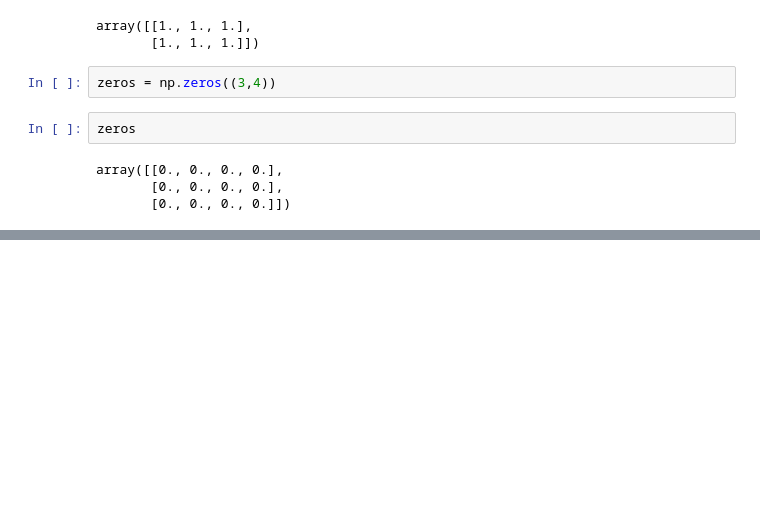
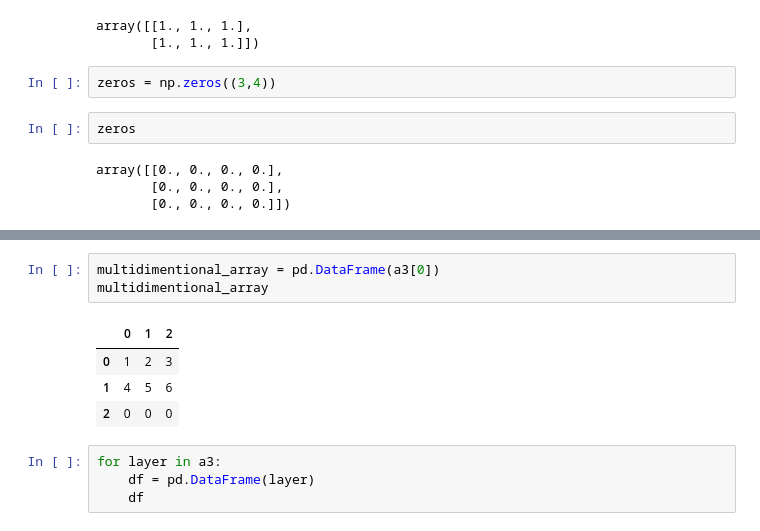
Before and after one commit to abasu1996/intelligentMe, a Jupyter notebook: deeplearning/brainnumpy.ipynb, the cells around one changed output, grey strips where cells are left out. Drawn from its saved outputs; the diff is of its cells as text; blank space fills up the shorter version.

```diff
--- a/deeplearning/brainnumpy.ipynb
+++ b/deeplearning/brainnumpy.ipynb
@@ -140,0 +202,12 @@ array([[0., 0., 0., 0.],
+# %%
+multidimentional_array = pd.DataFrame(a3[0])
+multidimentional_array
+# %% [output]
+|  | 0 | 1 | 2 |
+| 0 | 1 | 2 | 3 |
+| 1 | 4 | 5 | 6 |
+| 2 | 0 | 0 | 0 |
+# %%
+for layer in a3:
+    df = pd.DataFrame(layer)
+    df
```
Also changed, not shown: parts of 39 cells of this notebook, 1 other file.
